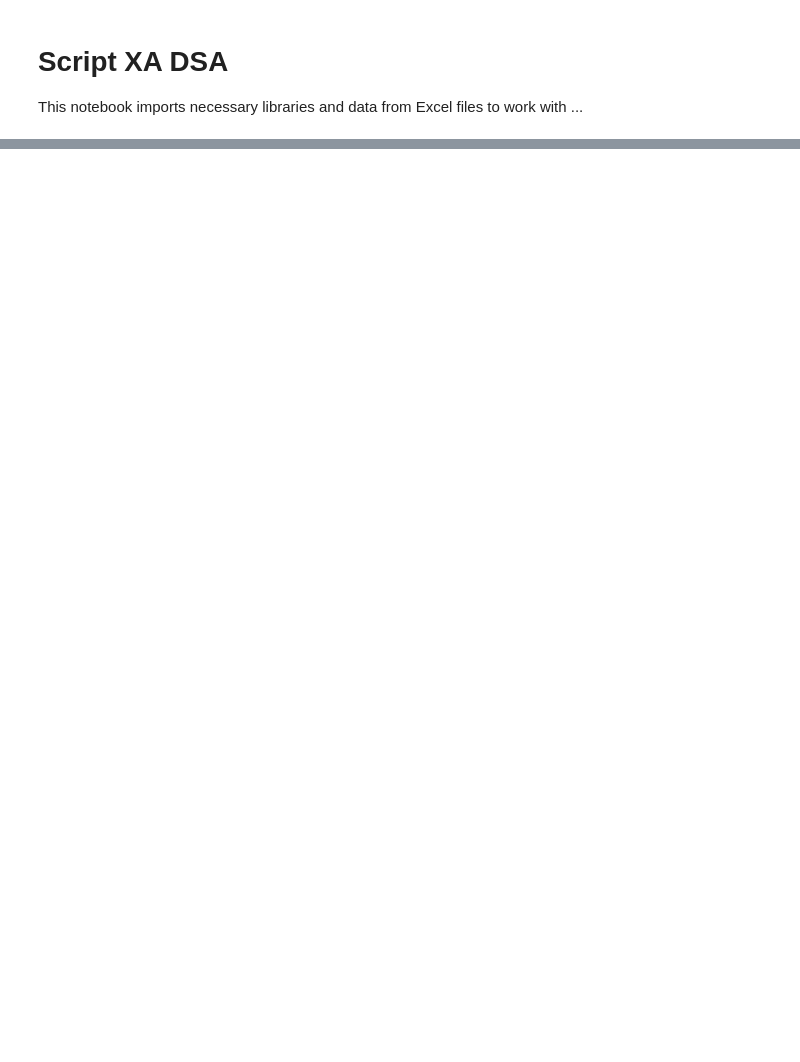
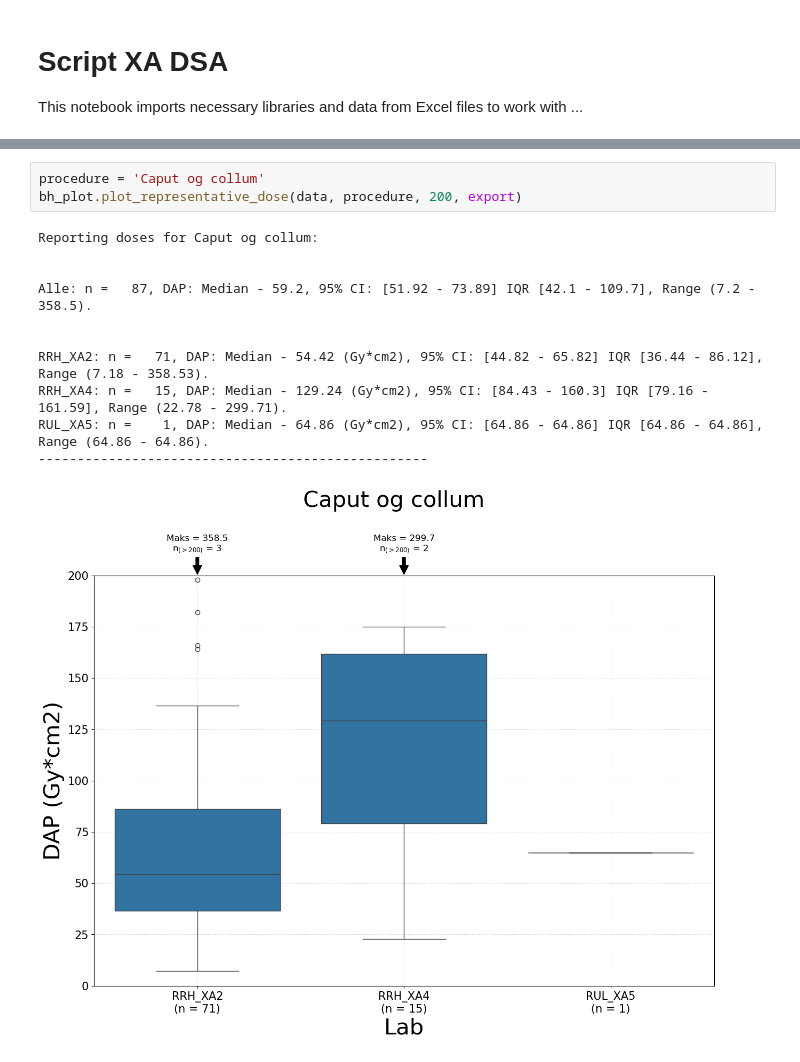
Before and after one commit to bjornhel/XA_DoseAnalysis, a Jupyter notebook: Code/script_xa_dsa_radiologisk.ipynb, the cells around one changed output, grey strips where cells are left out. Drawn from its saved outputs; the diff is of its cells as text; blank space fills up the shorter version.

```diff
--- a/Code/script_xa_dsa_radiologisk.ipynb
+++ b/Code/script_xa_dsa_radiologisk.ipynb
@@ -118,0 +134,15 @@ KRH_Elfys4: n =  164, DAP: Median - 2.2 (Gy*cm2), 95% CI: [1.64 - 2.6] IQR [1.09
+# %%
+procedure = 'Caput og collum'
+bh_plot.plot_representative_dose(data, procedure, 200, export)
+# %% [output]
+Reporting doses for Caput og collum:
+
+
+Alle: n =   87, DAP: Median - 59.2, 95% CI: [51.92 - 73.89] IQR [42.1 - 109.7], Range (7.2 - 358.5).
+
+
+RRH_XA2: n =   71, DAP: Median - 54.42 (Gy*cm2), 95% CI: [44.82 - 65.82] IQR [36.44 - 86.12], Range (7.18 - 358.53).
+RRH_XA4: n =   15, DAP: Median - 129.24 (Gy*cm2), 95% CI: [84.43 - 160.3] IQR [79.16 - 161.59], Range (22.78 - 299.71).
+RUL_XA5: n =    1, DAP: Median - 64.86 (Gy*cm2), 95% CI: [64.86 - 64.86] IQR [64.86 - 64.86], Range (64.86 - 64.86).
+--------------------------------------------------
+[figure, added]
```
Also changed, not shown: parts of 25 cells of this notebook, 1 other file.
